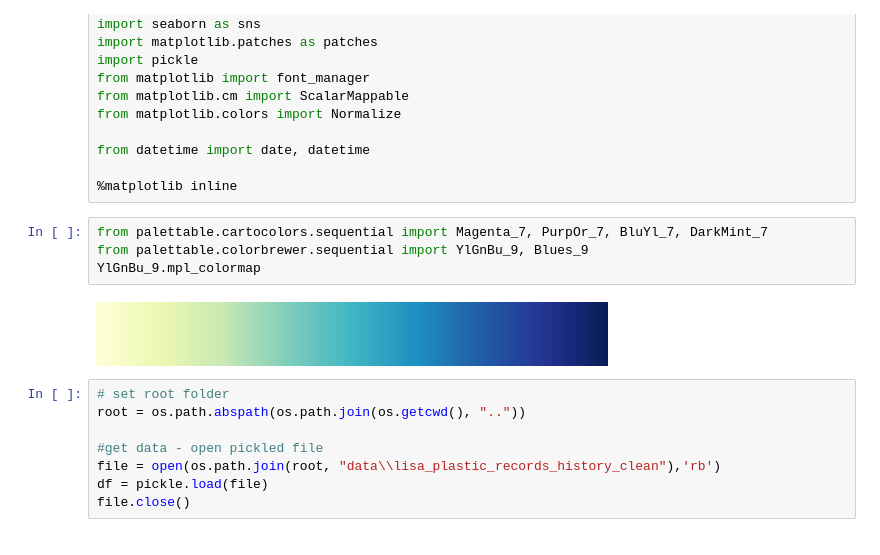
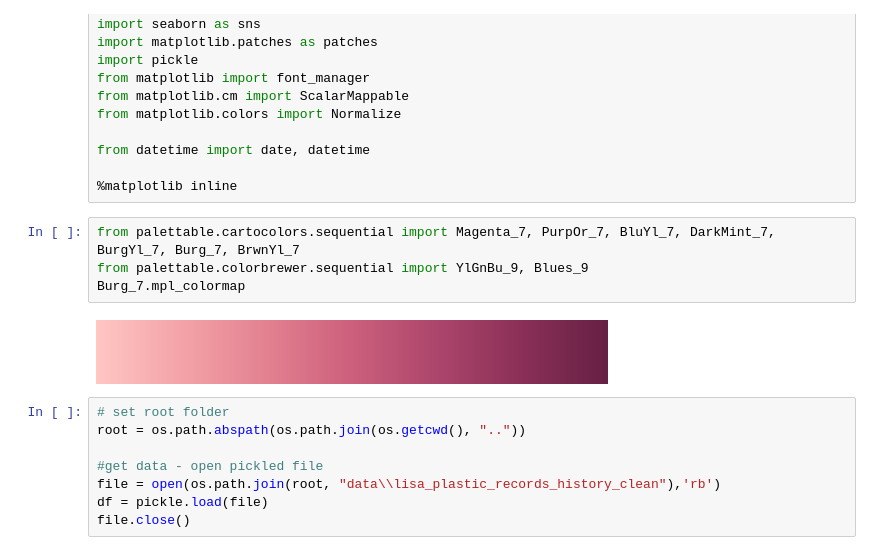
Before and after one commit to Lisa-Ho/plastic-diary, a Jupyter notebook: notebooks/02_10_charts.ipynb, the cells around one changed output. Saved outputs shown, nothing was run; the diff lists cells and outputs as text.

```diff
--- a/notebooks/02_10_charts.ipynb
+++ b/notebooks/02_10_charts.ipynb
@@ -18,11 +18,11 @@ from datetime import date, datetime
 
 %matplotlib inline
 # %%
-from palettable.cartocolors.sequential import Magenta_7, PurpOr_7, BluYl_7, DarkMint_7
+from palettable.cartocolors.sequential import Magenta_7, PurpOr_7, BluYl_7, DarkMint_7, BurgYl_7, Burg_7, BrwnYl_7
 from palettable.colorbrewer.sequential import YlGnBu_9, Blues_9
-YlGnBu_9.mpl_colormap
+Burg_7.mpl_colormap
 # %% [output]
-[figure, old version]
+[figure, new version]
 # %%
 # set root folder
 root = os.path.abspath(os.path.join(os.getcwd(), ".."))
```
Also changed, not shown: parts of 25 cells of this notebook.
